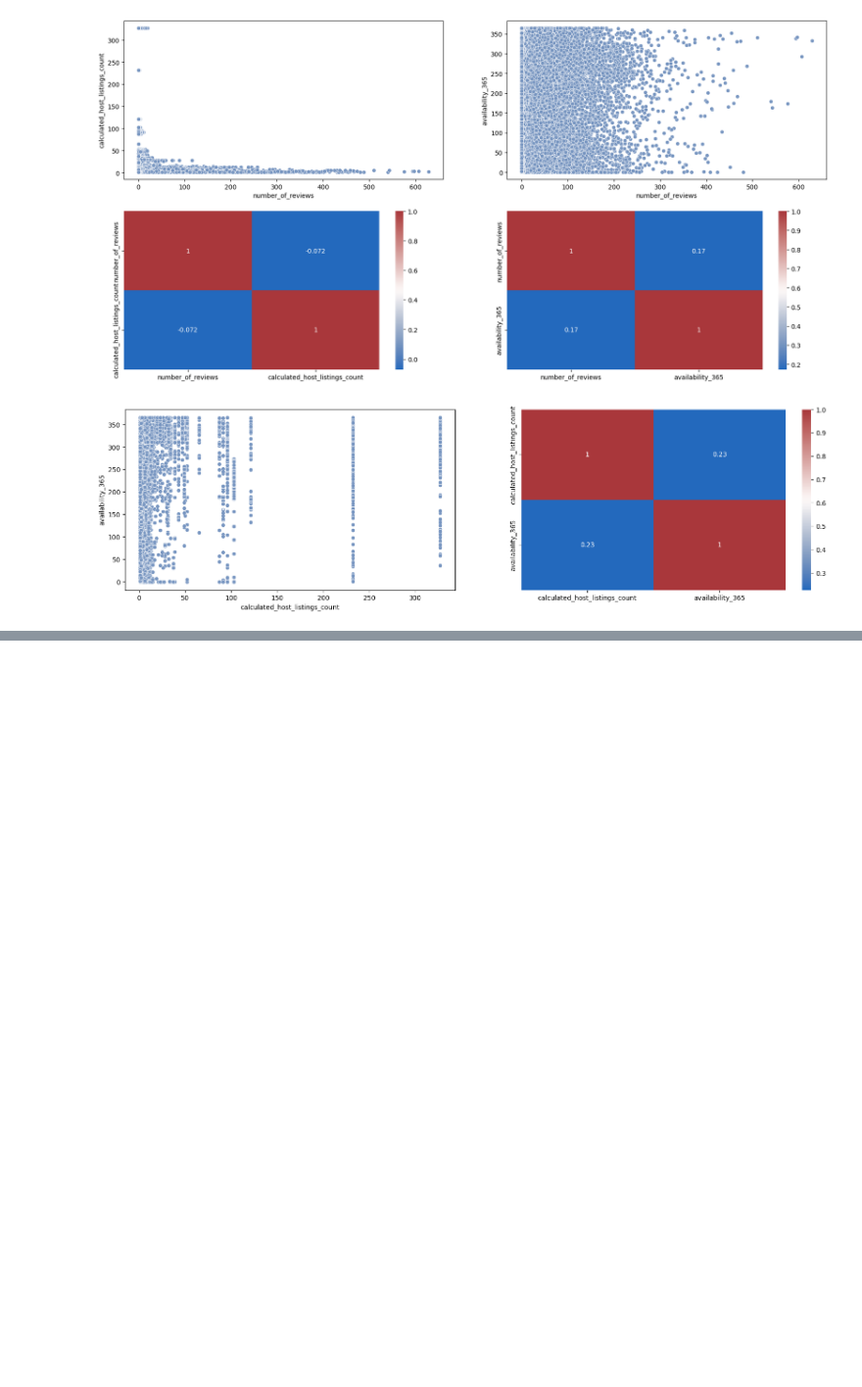
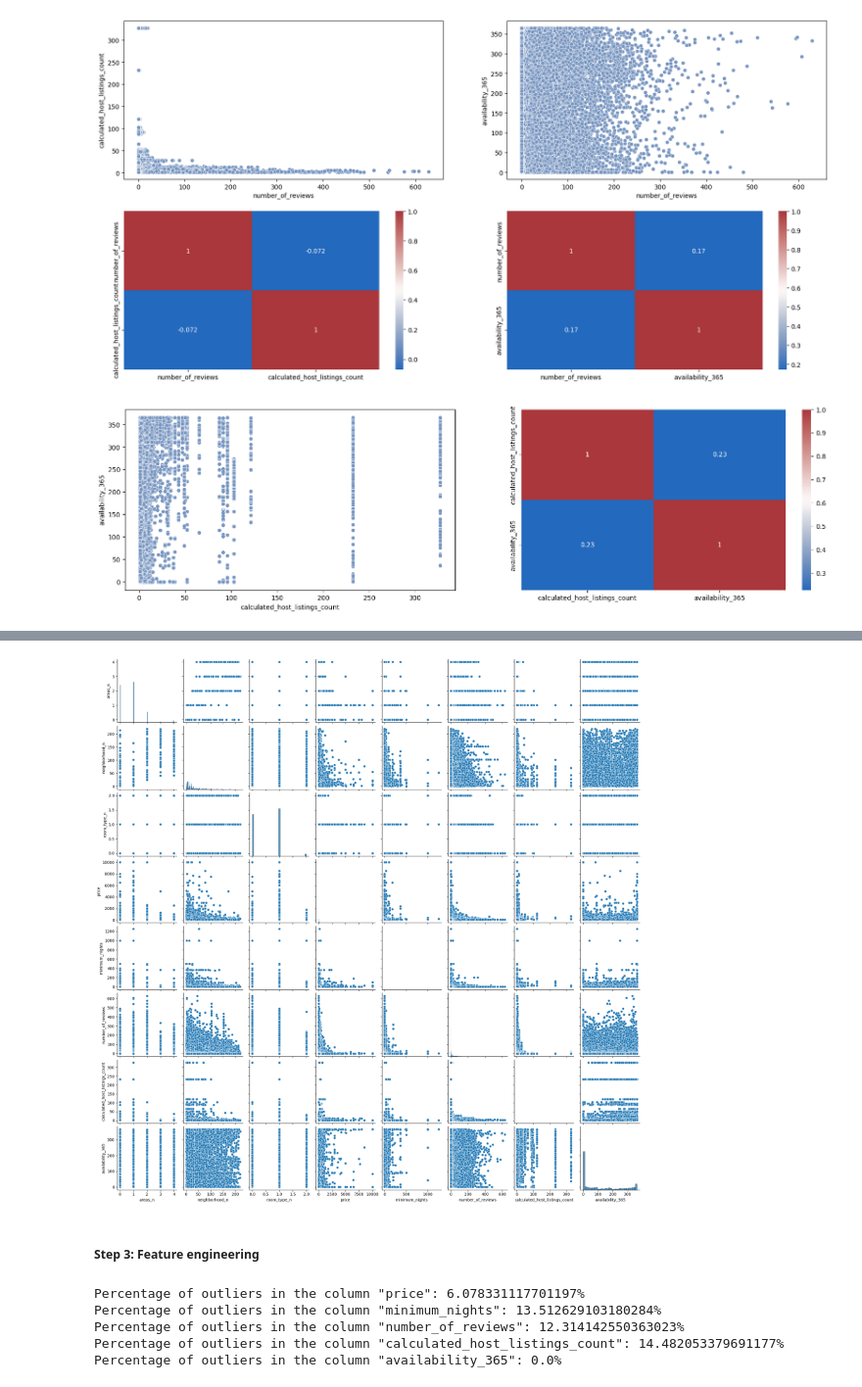
Before and after one commit to fevc08/new_york_city_airbnb_eda, a Jupyter notebook: src/explore.ipynb, the cells around one changed output, grey strips where cells are left out. Shown at 98% size. Drawn from its saved outputs; the diff is of its cells as text; code cells hidden in the pictures; blank space fills up the shorter version.

```diff
--- a/src/explore.ipynb
+++ b/src/explore.ipynb
@@ -302,0 +273,77 @@ plt.show()
+# %%
+# Now, We are going to analyze all the data at the same time with a pairplot
+sns.pairplot(data=df_airbnb_ny[['areas_n', 'neighborhood_n', 'room_type_n', 'price', 'minimum_nights', 'number_of_reviews', 'calculated_host_listings_count', 'availability_365']], palette='vlag')
+plt.show()
+# %% [output]
+[figure, added]
+# %% [markdown]
+##### Step 3: Feature engineering
+# %%
+# Once we have explored the data, we can start the feature engineering
+# The first step is to analyze the outliers
+# We are going to use the IQR method to detect the outliers
+# We are going to use the columns 'price', 'minimum_nights', 'number_of_reviews', 'calculated_host_listings_count' and 'availability_365'
+
+# Calculate the IQR for each column
+Q1_price = df_airbnb_ny['price'].quantile(0.25)
+Q3_price = df_airbnb_ny['price'].quantile(0.75)
+IQR_price = Q3_price - Q1_price
+
+Q1_minimum_nights = df_airbnb_ny['minimum_nights'].quantile(0.25)
+Q3_minimum_nights = df_airbnb_ny['minimum_nights'].quantile(0.75)
+IQR_minimum_nights = Q3_minimum_nights - Q1_minimum_nights
+
+Q1_number_of_reviews = df_airbnb_ny['number_of_reviews'].quantile(0.25)
+Q3_number_of_reviews = df_airbnb_ny['number_of_reviews'].quantile(0.75)
+IQR_number_of_reviews = Q3_number_of_reviews - Q1_number_of_reviews
+
+Q1_calculated_host_listings_count = df_airbnb_ny['calculated_host_listings_count'].quantile(0.25)
+Q3_calculated_host_listings_count = df_airbnb_ny['calculated_host_listings_count'].quantile(0.75)
+IQR_calculated_host_listings_count = Q3_calculated_host_listings_count - Q1_calculated_host_listings_count
+
+Q1_availability_365 = df_airbnb_ny['availability_365'].quantile(0.25)
+Q3_availability_365 = df_airbnb_ny['availability_365'].quantile(0.75)
+IQR_availability_365 = Q3_availability_365 - Q1_availability_365
+
+# Calculate the lower and upper limits for each column
+lower_limit_price = Q1_price - 1.5 * IQR_price
+upper_limit_price = Q3_price + 1.5 * IQR_price
+
+lower_limit_minimum_nights = Q1_minimum_nights - 1.5 * IQR_minimum_nights
+upper_limit_minimum_nights = Q3_minimum_nights + 1.5 * IQR_minimum_nights
+
+lower_limit_number_of_reviews = Q1_number_of_reviews - 1.5 * IQR_number_of_reviews
+upper_limit_number_of_reviews = Q3_number_of_reviews + 1.5 * IQR_number_of_reviews
+
+lower_limit_calculated_host_listings_count = Q1_calculated_host_listings_count - 1.5 * IQR_calculated_host_listings_count
+upper_limit_calculated_host_listings_count = Q3_calculated_host_listings_count + 1.5 * IQR_calculated_host_listings_count
+
+lower_limit_availability_365 = Q1_availability_365 - 1.5 * IQR_availability_365
+upper_limit_availability_365 = Q3_availability_365 + 1.5 * IQR_availability_365
+
+# Calculate the number of outliers for each column
+outliers_price = df_airbnb_ny[(df_airbnb_ny['price'] < lower_limit_price) | (df_airbnb_ny['price'] > upper_limit_price)]
+outliers_minimum_nights = df_airbnb_ny[(df_airbnb_ny['minimum_nights'] < lower_limit_minimum_nights) | (df_airbnb_ny['minimum_nights'] > upper_limit_minimum_nights)]
+outliers_number_of_reviews = df_airbnb_ny[(df_airbnb_ny['number_of_reviews'] < lower_limit_number_of_reviews) | (df_airbnb_ny['number_of_reviews'] > upper_limit_number_of_reviews)]
+outliers_calculated_host_listings_count = df_airbnb_ny[(df_airbnb_ny['calculated_host_listings_count'] < lower_limit_calculated_host_listings_count) | (df_airbnb_ny['calculated_host_listings_count'] > upper_limit_calculated_host_listings_count)]
+outliers_availability_365 = df_airbnb_ny[(df_airbnb_ny['availability_365'] < lower_limit_availability_365) | (df_airbnb_ny['availability_365'] > upper_limit_availability_365)]
+
+# Calculate the percentage of outliers for each column
+percentage_outliers_price = len(outliers_price) / len(df_airbnb_ny) * 100
+percentage_outliers_minimum_nights = len(outliers_minimum_nights) / len(df_airbnb_ny) * 100
+percentage_outliers_number_of_reviews = len(outliers_number_of_reviews) / len(df_airbnb_ny) * 100
+percentage_outliers_calculated_host_listings_count = len(outliers_calculated_host_listings_count) / len(df_airbnb_ny) * 100
+percentage_outliers_availability_365 = len(outliers_availability_365) / len(df_airbnb_ny) * 100
+
+# Print the results
+print(f'Percentage of outliers in the column "price": {percentage_outliers_price}%')
+print(f'Percentage of outliers in the column "minimum_nights": {percentage_outliers_minimum_nights}%')
+print(f'Percentage of outliers in the column "number_of_reviews": {percentage_outliers_number_of_reviews}%')
+print(f'Percentage of outliers in the column "calculated_host_listings_count": {percentage_outliers_calculated_host_listings_count}%')
+print(f'Percentage of outliers in the column "availability_365": {percentage_outliers_availability_365}%')
+# %% [output]
+Percentage of outliers in the column "price": 6.078331117701197%
+Percentage of outliers in the column "minimum_nights": 13.512629103180284%
+Percentage of outliers in the column "number_of_reviews": 12.314142550363023%
+Percentage of outliers in the column "calculated_host_listings_count": 14.482053379691177%
+Percentage of outliers in the column "availability_365": 0.0%
```
Also changed, not shown: parts of 13 cells of this notebook, 5 other files.
